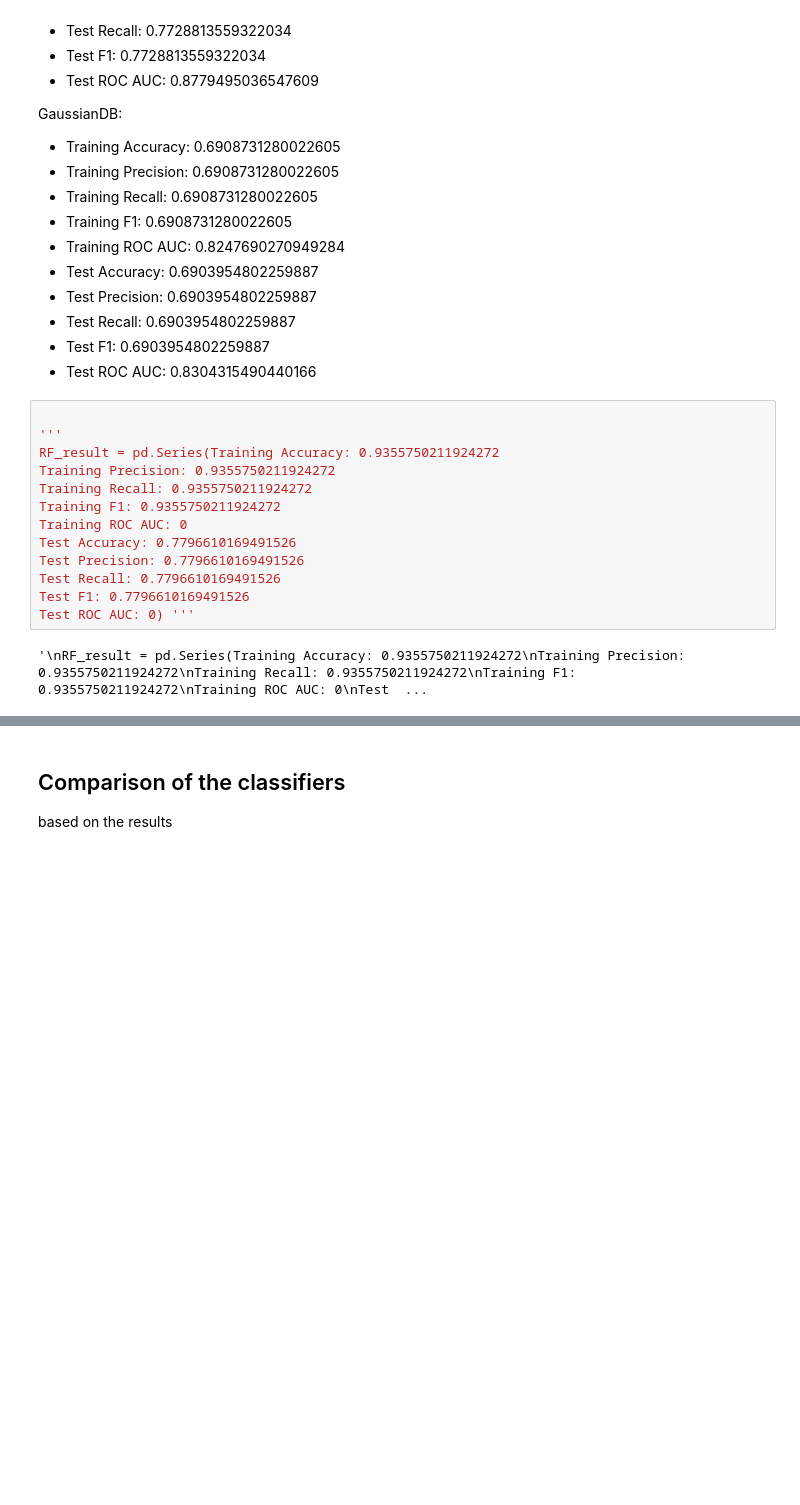
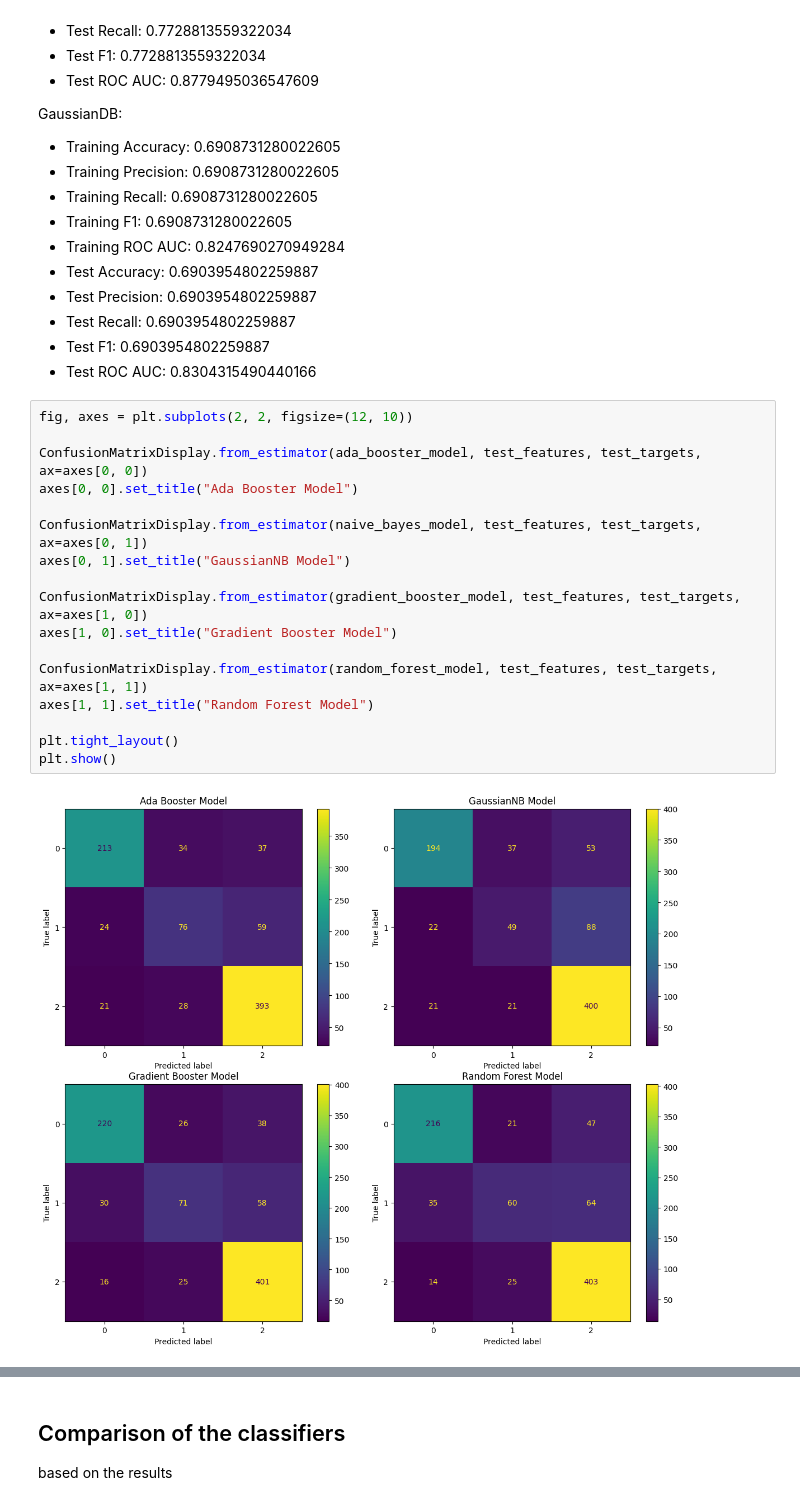
Before and after one commit to Wolff404/Supervised-learning-and-Neural-networks, a Jupyter notebook: Comparison_of_Student_performance_prediction.ipynb, the cells around one changed output, grey strips where cells are left out. Saved outputs shown, nothing was run; the diff lists cells and outputs as text; blank space fills up the shorter version.

Commit message:
added roc curve and confussion matrixes to the supervised part.

```diff
--- a/Comparison_of_Student_performance_prediction.ipynb
+++ b/Comparison_of_Student_performance_prediction.ipynb
@@ -607,18 +592,22 @@ GaussianDB:
 - Test Recall: 0.6903954802259887
 - Test F1: 0.6903954802259887
 - Test ROC AUC: 0.8304315490440166
-# %%
-
-'''
-RF_result = pd.Series(Training Accuracy: 0.9355750211924272
-Training Precision: 0.9355750211924272
-Training Recall: 0.9355750211924272
-Training F1: 0.9355750211924272
-Training ROC AUC: 0
-Test Accuracy: 0.7796610169491526
-Test Precision: 0.7796610169491526
-Test Recall: 0.7796610169491526
-Test F1: 0.7796610169491526
-Test ROC AUC: 0) '''
-# %% [output]
-'\nRF_result = pd.Series(Training Accuracy: 0.9355750211924272\nTraining Precision: 0.9355750211924272\nTraining Recall: 0.9355750211924272\nTraining F1: 0.9355750211924272\nTraining ROC AUC: 0\nTest  ...
+# %%
+fig, axes = plt.subplots(2, 2, figsize=(12, 10))
+
+ConfusionMatrixDisplay.from_estimator(ada_booster_model, test_features, test_targets, ax=axes[0, 0])
+axes[0, 0].set_title("Ada Booster Model")
+
+ConfusionMatrixDisplay.from_estimator(naive_bayes_model, test_features, test_targets, ax=axes[0, 1])
+axes[0, 1].set_title("GaussianNB Model")
+
+ConfusionMatrixDisplay.from_estimator(gradient_booster_model, test_features, test_targets, ax=axes[1, 0])
+axes[1, 0].set_title("Gradient Booster Model")
+
+ConfusionMatrixDisplay.from_estimator(random_forest_model, test_features, test_targets, ax=axes[1, 1])
+axes[1, 1].set_title("Random Forest Model")
+
+plt.tight_layout()
+plt.show()
+# %% [output]
+[figure, added]
```
Also changed, not shown: parts of 5 cells of this notebook.
